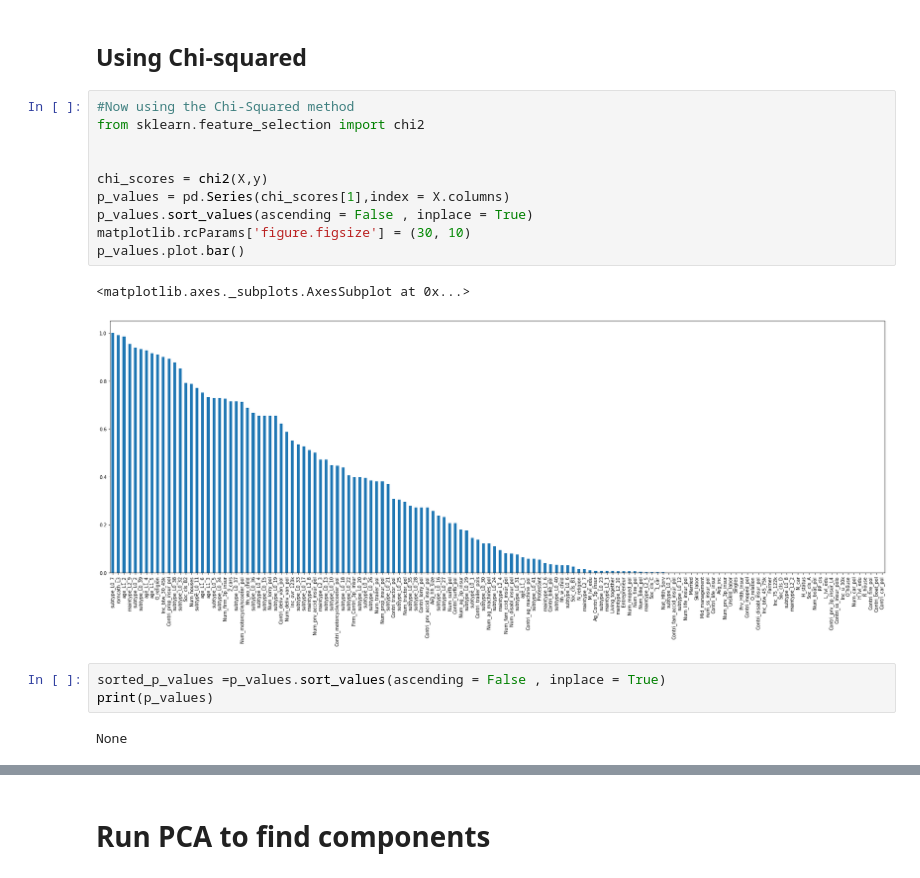
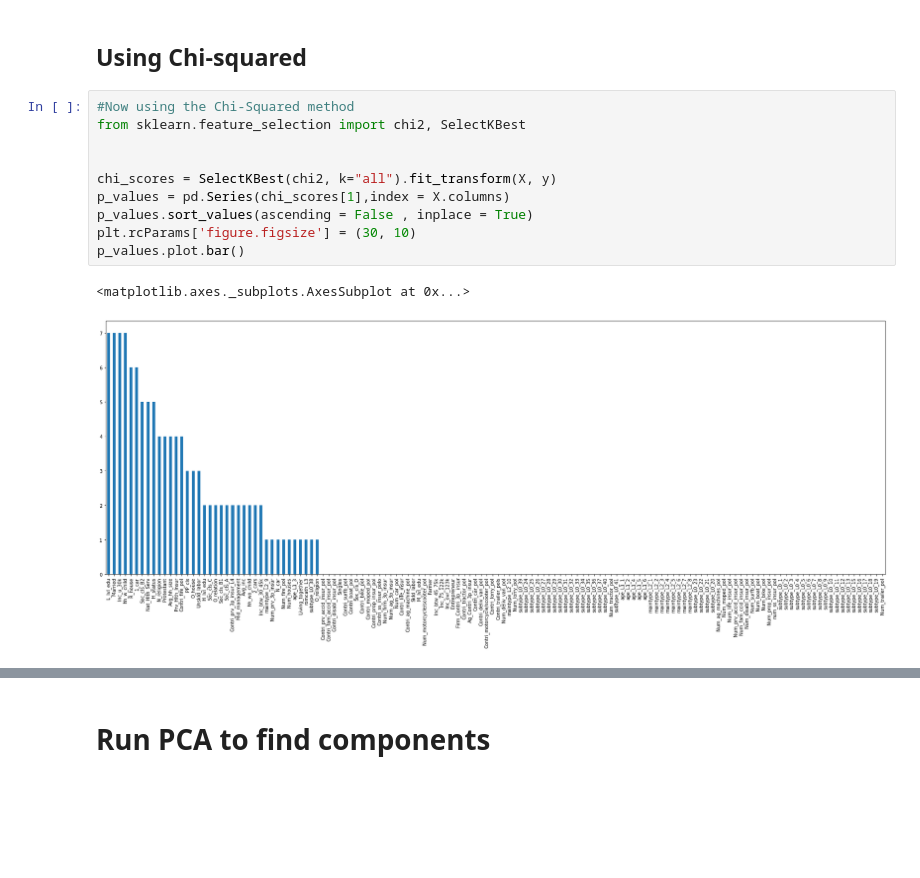
Before and after one commit to ebitdad7/insurance_project, a Jupyter notebook: Insurance_project_Final_updates.ipynb, the cells around one changed output, grey strips where cells are left out. Saved outputs shown, nothing was run; the diff lists cells and outputs as text; blank space fills up the shorter version.

```diff
--- a/Insurance_project_Final_updates.ipynb
+++ b/Insurance_project_Final_updates.ipynb
@@ -320,19 +358,14 @@ weighted avg       0.73      0.86      0.79       418
 ## Using Chi-squared
 # %%
 #Now using the Chi-Squared method
-from sklearn.feature_selection import chi2
+from sklearn.feature_selection import chi2, SelectKBest
 
 
-chi_scores = chi2(X,y)
+chi_scores = SelectKBest(chi2, k="all").fit_transform(X, y)
 p_values = pd.Series(chi_scores[1],index = X.columns)
 p_values.sort_values(ascending = False , inplace = True)
-matplotlib.rcParams['figure.figsize'] = (30, 10)
+plt.rcParams['figure.figsize'] = (30, 10)
 p_values.plot.bar()
 # %% [output]
 <matplotlib.axes._subplots.AxesSubplot at 0x...>
-[figure, old version]
+[figure, new version]
-# %%
-sorted_p_values =p_values.sort_values(ascending = False , inplace = True)
-print(p_values)
-# %% [output]
-None
```
Also changed, not shown: parts of 7 cells of this notebook.
